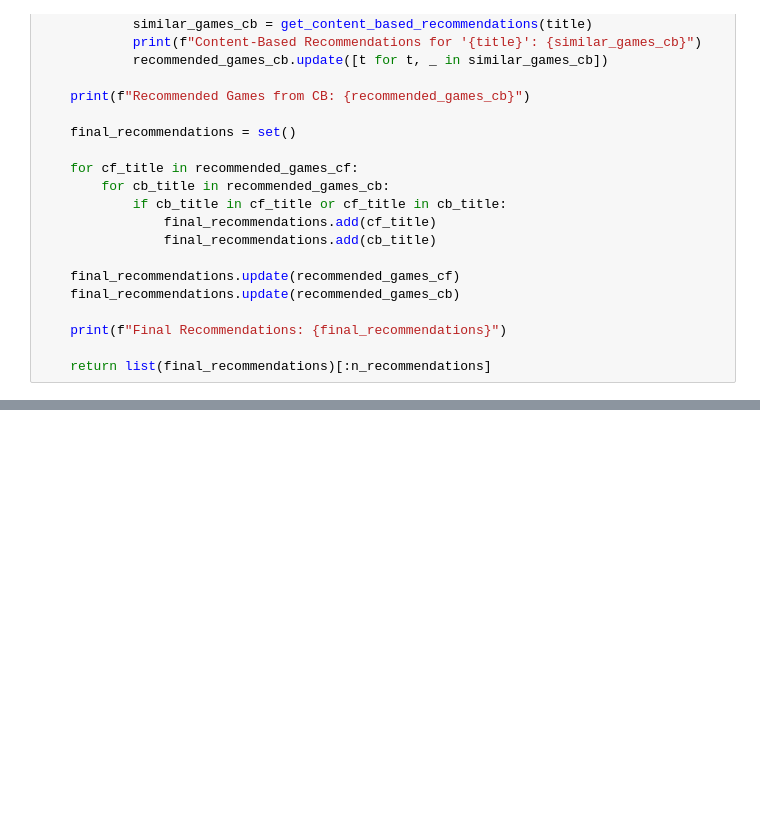
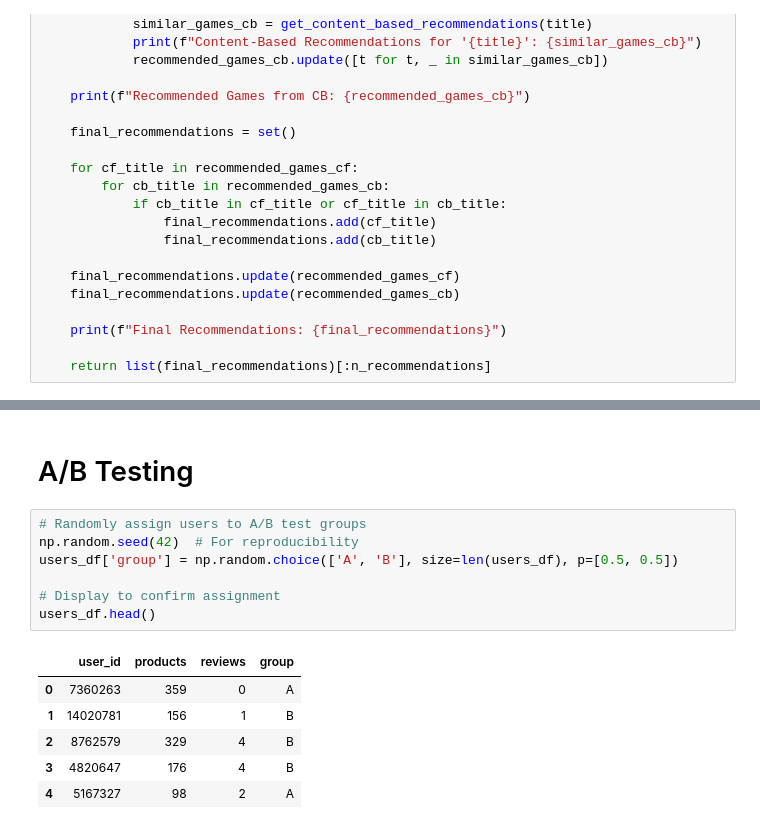
Before and after one commit to yashasvi14/Steam_Video_Game_Recommendation_System, a Jupyter notebook: Steam_video_game_recommendation_system.ipynb, the cells around one changed output, grey strips where cells are left out. Saved outputs shown, nothing was run; the diff lists cells and outputs as text; blank space fills up the shorter version.

Commit message:
added A/B Testing simulation

```diff
--- a/Steam_video_game_recommendation_system.ipynb
+++ b/Steam_video_game_recommendation_system.ipynb
@@ -449,0 +450,16 @@ Final Recommendations: {'Warhammer 40000: Gladius - Reinforcement Pack', 'Warham
+# %% [markdown]
+# A/B Testing
+# %%
+# Randomly assign users to A/B test groups
+np.random.seed(42)  # For reproducibility
+users_df['group'] = np.random.choice(['A', 'B'], size=len(users_df), p=[0.5, 0.5])
+
+# Display to confirm assignment
+users_df.head()
+# %% [output]
+|  | user_id | products | reviews | group |
+| 0 | 7360263 | 359 | 0 | A |
+| 1 | 14020781 | 156 | 1 | B |
+| 2 | 8762579 | 329 | 4 | B |
+| 3 | 4820647 | 176 | 4 | B |
+| 4 | 5167327 | 98 | 2 | A |
```
Also changed, not shown: parts of 9 cells of this notebook, 2 other files.
